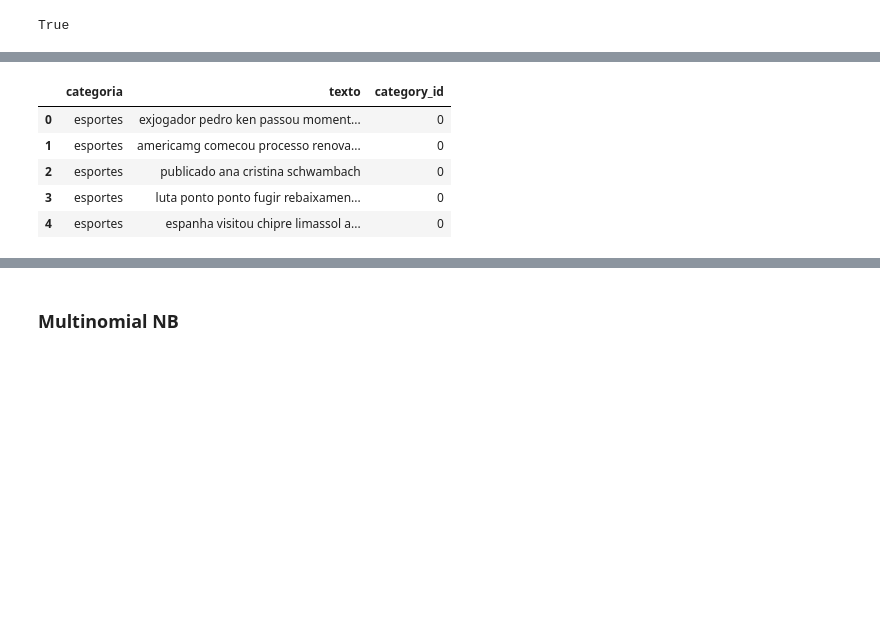
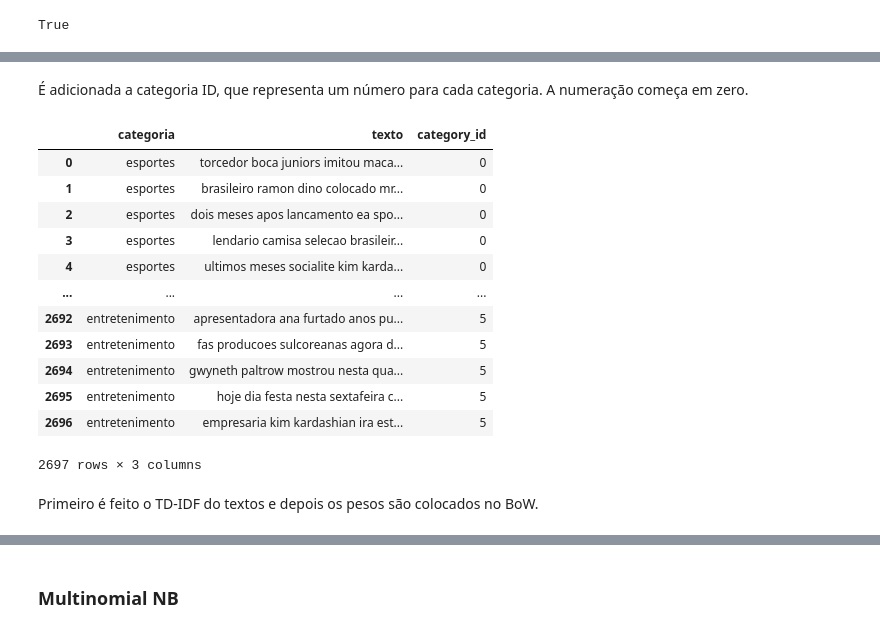
Before and after one commit to BiancaNCoelho/NLP, a Jupyter notebook: T03/Trabalho03.ipynb, the cells around one changed output, grey strips where cells are left out. Saved outputs shown, nothing was run; the diff lists cells and outputs as text; code cells hidden in the pictures; blank space fills up the shorter version.

```diff
--- a/T03/Trabalho03.ipynb
+++ b/T03/Trabalho03.ipynb
@@ -218,17 +246,28 @@ df_balanceado.head()
+# %% [markdown]
+É adicionada a categoria ID, que representa um número para cada categoria. A numeração começa em zero.
 # %%
 df_balanceado['category_id'] = df_balanceado['categoria'].factorize()[0]
 from io import StringIO
 category_id_df = df_balanceado[['categoria', 'category_id']].drop_duplicates().sort_values('category_id')
 category_to_id = dict(category_id_df.values)
 id_to_category = dict(category_id_df[['category_id', 'categoria']].values)
-df_balanceado.head()
+df_balanceado.head(-3)
 # %% [output]
 |  | categoria | texto | category_id |
-| 0 | esportes | exjogador pedro ken passou moment... | 0 |
-| 1 | esportes | americamg comecou processo renova... | 0 |
-| 2 | esportes | publicado ana cristina schwambach | 0 |
-| 3 | esportes | luta ponto ponto fugir rebaixamen... | 0 |
-| 4 | esportes | espanha visitou chipre limassol a... | 0 |
+| 0 | esportes | torcedor boca juniors imitou maca... | 0 |
+| 1 | esportes | brasileiro ramon dino colocado mr... | 0 |
+| 2 | esportes | dois meses apos lancamento ea spo... | 0 |
+| 3 | esportes | lendario camisa selecao brasileir... | 0 |
+| 4 | esportes | ultimos meses socialite kim karda... | 0 |
+| ... | ... | ... | ... |
+| 2692 | entretenimento | apresentadora ana furtado anos pu... | 5 |
+| 2693 | entretenimento | fas producoes sulcoreanas agora d... | 5 |
+| 2694 | entretenimento | gwyneth paltrow mostrou nesta qua... | 5 |
+| 2695 | entretenimento | hoje dia festa nesta sextafeira c... | 5 |
+| 2696 | entretenimento | empresaria kim kardashian ira est... | 5 |
+2697 rows × 3 columns
+# %% [markdown]
+Primeiro é feito o TD-IDF do textos e depois os pesos são colocados no BoW.
 # %%
 ## Bag of Words model - TF-IDF
 from sklearn.feature_extraction.text import TfidfVectorizer
```
Also changed, not shown: parts of 54 cells of this notebook.
